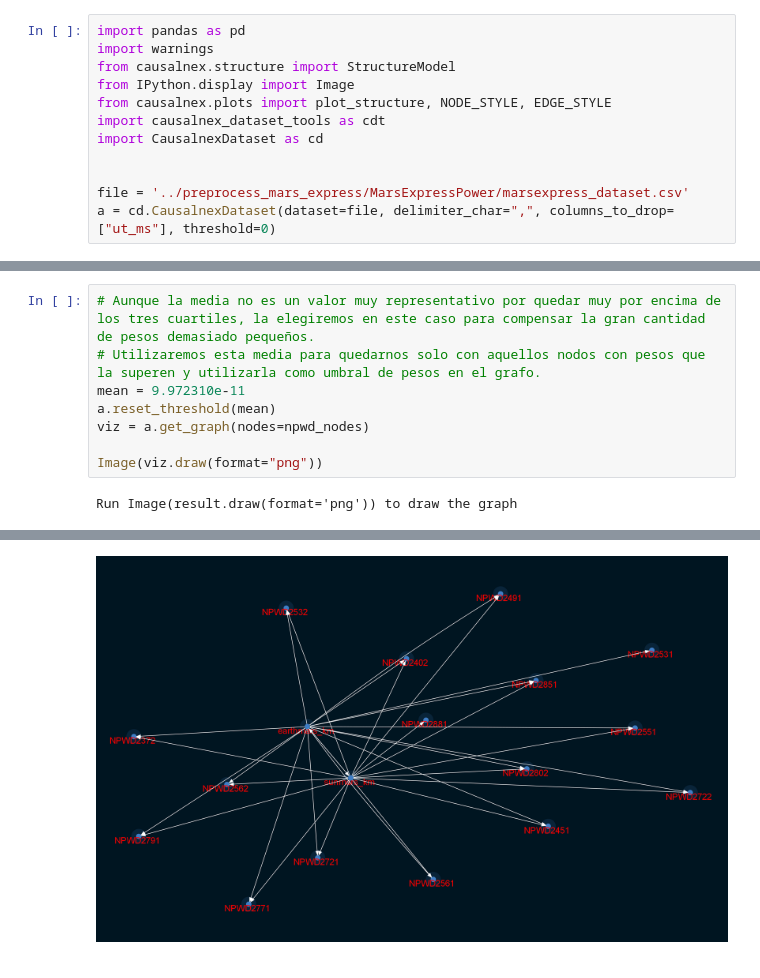
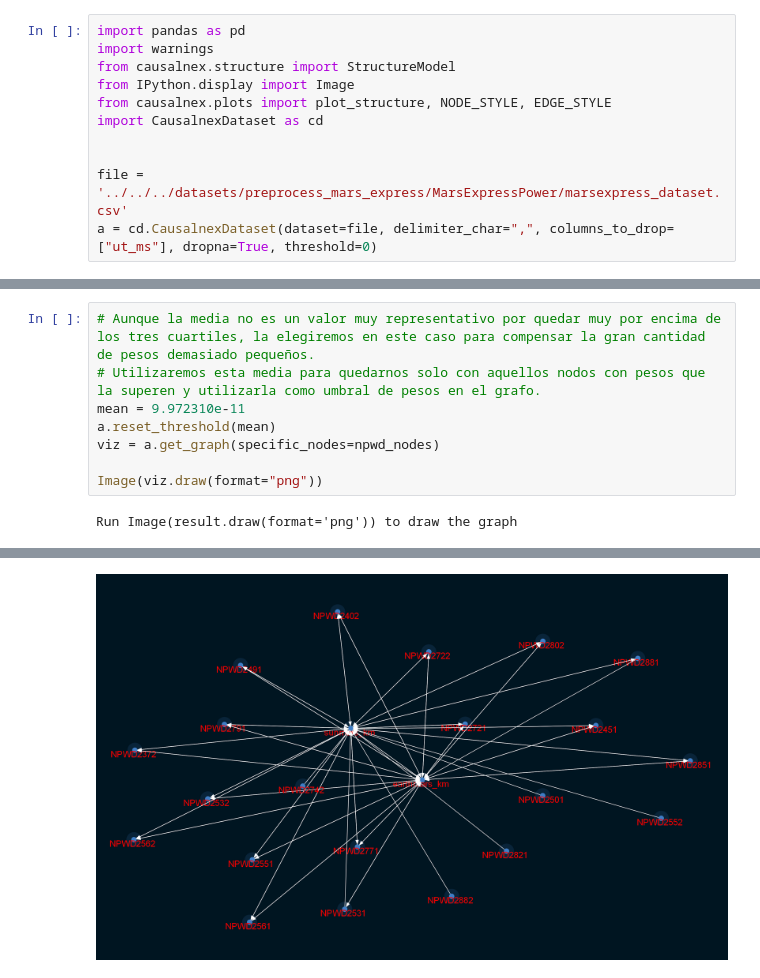
Before and after one commit to IA-for-Space/Improve-MBSE-ML, a Jupyter notebook: src/workspaces/causalnex/project_mod/Causalnex_mod_project_Notebook.ipynb, the cells around one changed output, grey strips where cells are left out. Cells and saved outputs as stored; diff of their text form.

```diff
--- a/src/workspaces/causalnex/project_mod/Causalnex_mod_project_Notebook.ipynb
+++ b/src/workspaces/causalnex/project_mod/Causalnex_mod_project_Notebook.ipynb
@@ -4,12 +4,11 @@ import warnings
 from causalnex.structure import StructureModel
 from IPython.display import Image
 from causalnex.plots import plot_structure, NODE_STYLE, EDGE_STYLE
-import causalnex_dataset_tools as cdt
 import CausalnexDataset as cd
 
 
-file = '../preprocess_mars_express/MarsExpressPower/marsexpress_dataset.csv'
-a = cd.CausalnexDataset(dataset=file, delimiter_char=",", columns_to_drop=["ut_ms"], threshold=0)
+file = '../../../datasets/preprocess_mars_express/MarsExpressPower/marsexpress_dataset.csv'
+a = cd.CausalnexDataset(dataset=file, delimiter_char=",", columns_to_drop=["ut_ms"], dropna=True, threshold=0)
 # %%
 #Convertimos la matriz de adyancencia del grafo en un dataframe. Nos quedamos solo con relaciones de NPWD
 nodes = a.get_all_nodes()
@@ -50,7 +49,7 @@ a.get_edges_data(nodes=npwd_nodes)
 # Utilizaremos esta media para quedarnos solo con aquellos nodos con pesos que la superen y utilizarla como umbral de pesos en el grafo.
 mean = 9.972310e-11
 a.reset_threshold(mean)
-viz = a.get_graph(nodes=npwd_nodes)
+viz = a.get_graph(specific_nodes=npwd_nodes)
 
 Image(viz.draw(format="png"))
 # %% [output]
@@ -58,4 +74,4 @@ Run Image(result.draw(format='png')) to draw the graph
-[figure, old version]
+[figure, new version]
 # %%
 # Es difícil de imaginar cómo las corrientes NPWD pueden influir en la distancia de marte al sol y a la tierra. Nos quedamos solo con relaciones de NPWD a sunmars_km y earthmars_km
 # Primero seleccionamos estas aristas del grafo en el dataframe y después las descartamos en nuestro objeto de CausalnexDataset.
```
Also changed, not shown: parts of 4 cells of this notebook, 18 other files.
